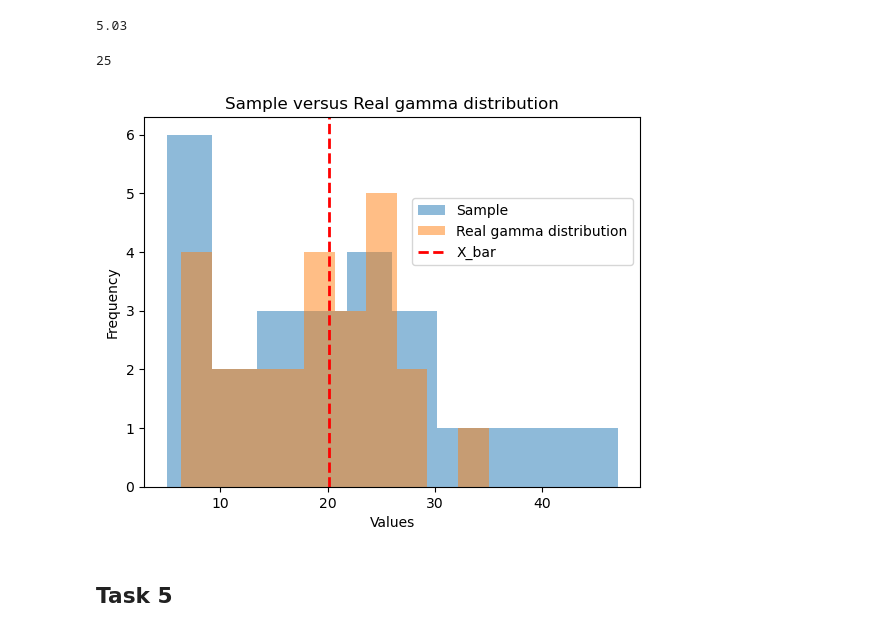
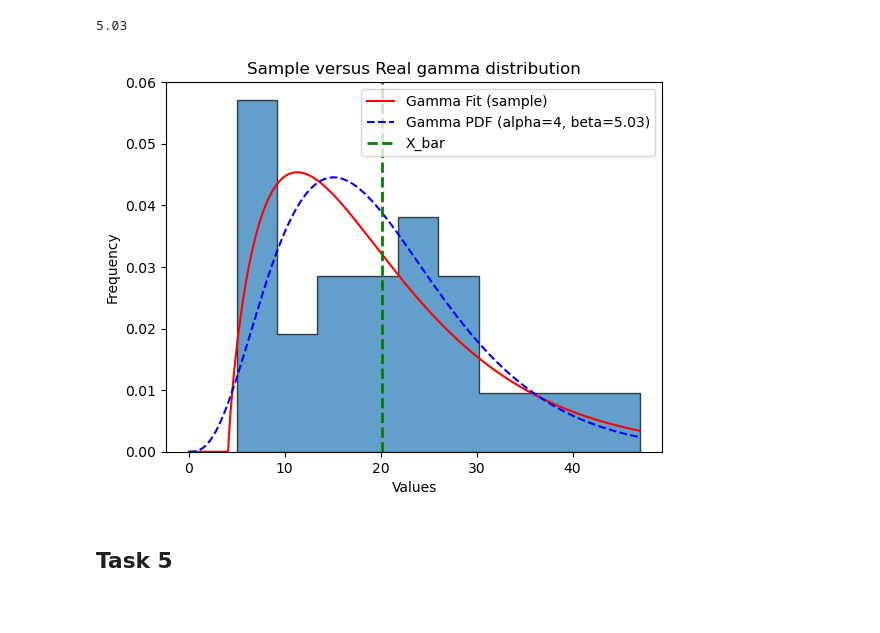
Before and after one commit to Nick-Pupkin/NES, a Jupyter notebook: HA2_stat.ipynb, the cells around one changed output. Drawn from its saved outputs; the diff is of its cells as text; code cells hidden in the pictures.

Commit message:
Add files via upload
HA2 on mathematical statistics.

```diff
--- a/HA2_stat.ipynb
+++ b/HA2_stat.ipynb
@@ -41,33 +41,41 @@ Beta_MLE = X_bar/4
 Beta_MLE
 # %% [output]
 5.03
-# %%
-# Gamma distibution with Beta_MLE
-Gamma = gamma.rvs(a = 4, scale = Beta_MLE, size = len(data))
-len(data)
-# %% [output]
-25
 # %%
 # Plotting the histogram
-plt.hist(data, alpha = 0.5, label = "Sample")
-plt.hist(Gamma, alpha = 0.5,  label = "Real gamma distribution")
+plt.hist(data, bins=10, density=True, edgecolor='black', alpha=0.7, histtype='stepfilled')
+
+# Fitting gamma distribution to the data
+shape, loc, scale = gamma.fit(data)
+
+# Creating values for x-axis
+x = np.linspace(0, max(data), 1000)
+
+# Plotting the fitted gamma distribution PDF
+pdf_fit = gamma.pdf(x, shape, loc, scale)
+plt.plot(x, pdf_fit, 'r-', label='Gamma Fit (sample)')
+
+# Generating PDF for a specific gamma distribution
+pdf_generated = gamma.pdf(x, 4, loc=0, scale=Beta_MLE)
+plt.plot(x, pdf_generated, 'b--', label=f'Gamma PDF (alpha={4}, beta={Beta_MLE})')
+
+# Adding a vertical line for
+plt.axvline(X_bar, color='green', linestyle='dashed', linewidth=2, label='X_bar')
+plt.legend(loc='upper right', bbox_to_anchor=(1, 0.8))
 
 # Adding labels and title
 plt.xlabel('Values')
 plt.ylabel('Frequency')
 plt.title('Sample versus Real gamma distribution')
 
-# Adding a vertical line for
-plt.axvline(X_bar, color='red', linestyle='dashed', linewidth=2, label='X_bar')
-plt.legend(loc='upper right', bbox_to_anchor=(1, 0.8))
-
 # Save the plot as a PDF file
-plt.savefig('C:/Users/Popov/Documents/NES_studies/Python/Statistics/HA2/hist_comparison.pdf')
+plt.savefig('C:/Users/Popov/Documents/NES_studies/Python/Statistics/HA2/histogram_with_gamma_fit_and_generated_pdf.pdf')
 
 # Display the plot
+plt.legend()
 plt.show()
 # %% [output]
-[figure, old version]
+[figure, new version]
 # %% [markdown]
 ## Task 5
 # %% [markdown]
```
Also changed, not shown: parts of 1 cell of this notebook.
